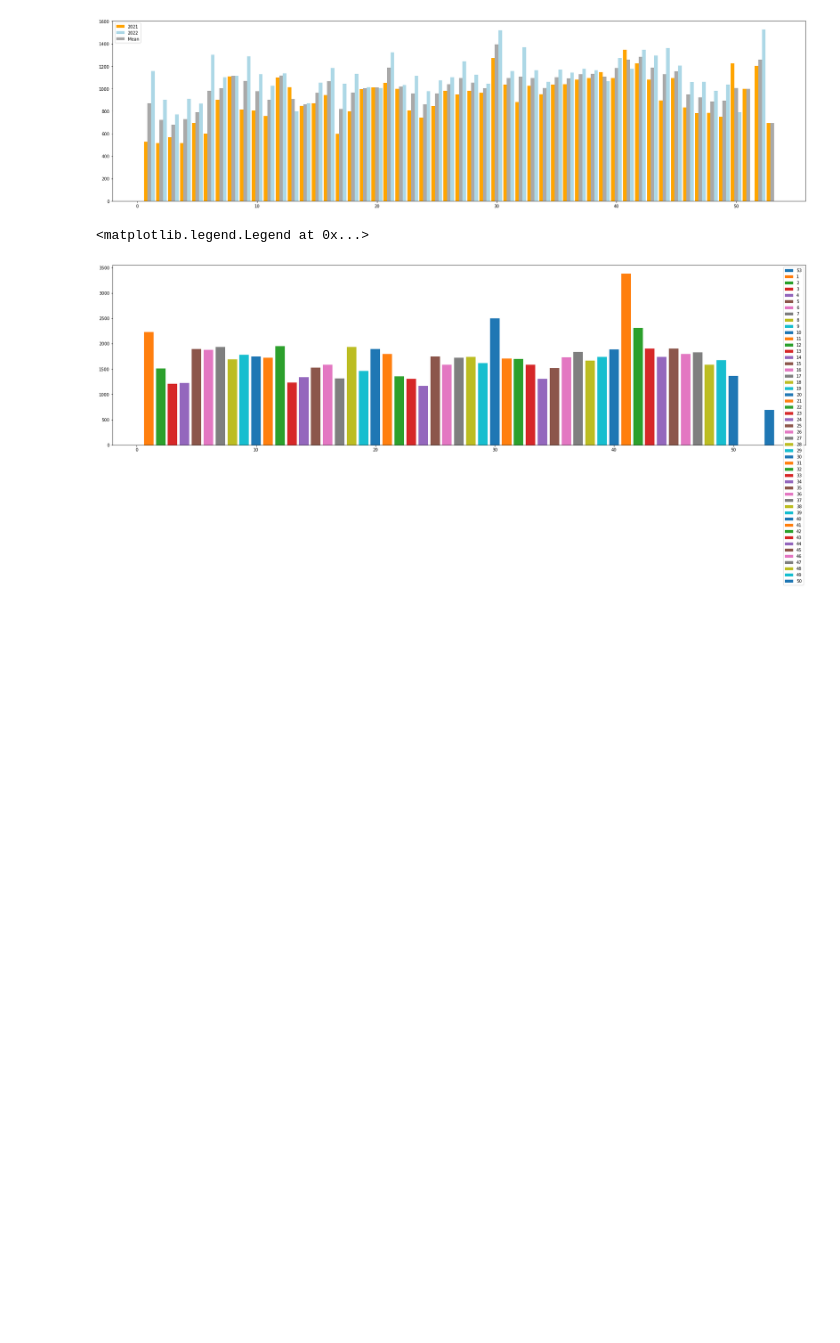
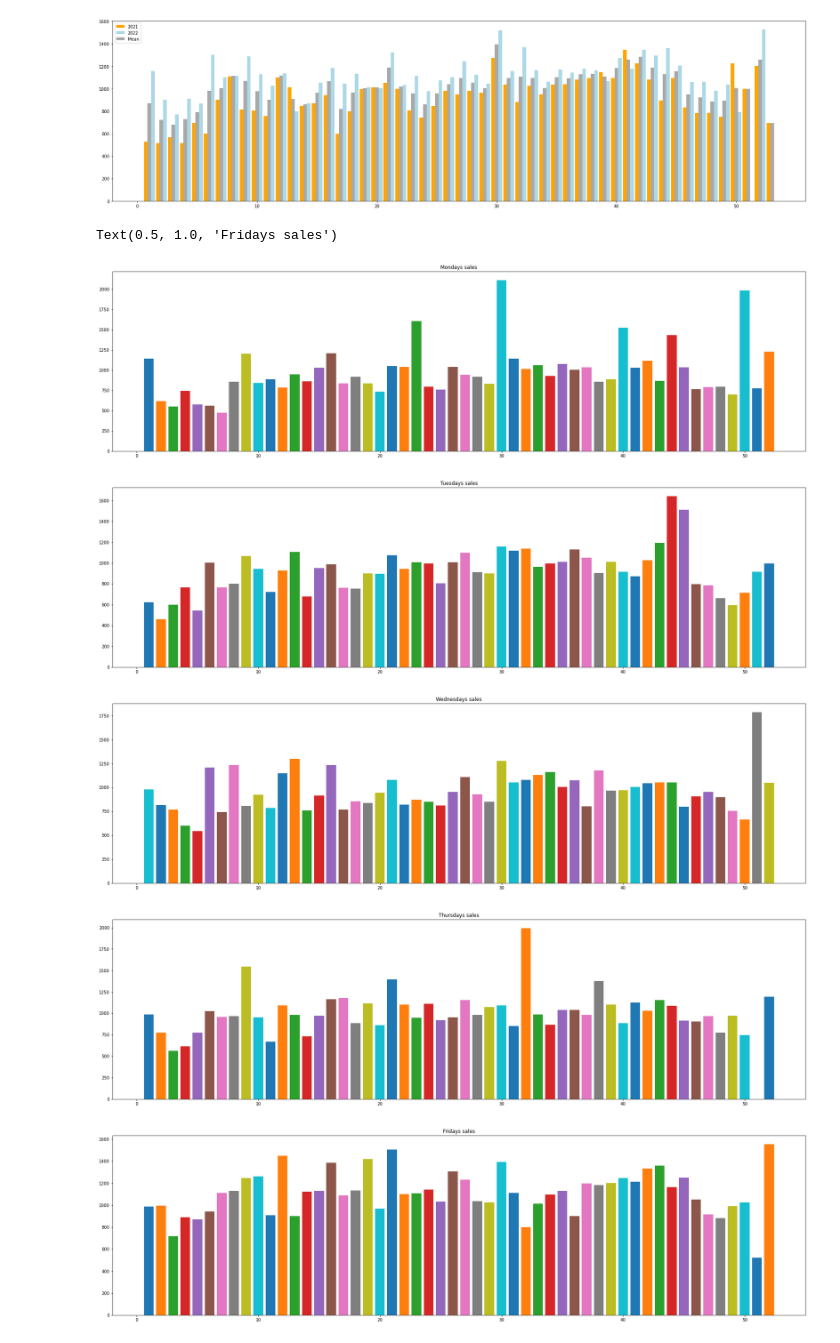
Before and after one commit to magicmagnus/CoffeeClimateCorrelation, a Jupyter notebook: load_datafiles.ipynb, the cells around one changed output. Saved outputs shown, nothing was run; the diff lists cells and outputs as text; code cells hidden in the pictures; blank space fills up the shorter version.

```diff
--- a/load_datafiles.ipynb
+++ b/load_datafiles.ipynb
@@ -131,14 +111,3 @@ NameError: name 'data_date' is not defined
-# %%
-for month in months :
-    data_dir = os.path.join('raw_data', month)
-    data_names = os.listdir(data_dir)
-    for day_file in data_names:
-        data = pd.read_csv(add_delimiters(os.path.join(data_dir, day_file), delimiter=';'), sep=';', encoding="utf-8")
-        data_date = data["Unnamed: 1"][1]
-        data_date = pd.to_datetime(data_date, format='%d.%m.%Y').strftime('%Y-%m-%d')
-        for category in main_categories :
-            df.loc[df['date'] == data_date, category + "_sales"] = data[data[category_index] == category][total_sales_index].values[0]
-            df.loc[df['date'] == data_date, category + "_count"] = data[data[category_index] == category][total_count_index].values[0]
 # %%
 # load the data for each day and add it to the df
 # for the main categories
@@ -239,12 +211,40 @@ plt.show()
 # plot a line graph where on the x axis are the weeks of the year and on the y axis the sales, averaged over all years
 # %% [output]
 [figure]
-# %%
-# plot the sales for each saturday in the year
-fig, ax = plt.subplots(figsize=(30, 8))
-for week in df[df["day_of_week"] == "Saturday"]["week_of_year"].unique():
-    ax.bar(week, df[(df["week_of_year"] == week) & (df["day_of_week"] == "Saturday")]["Getränke_sales"].astype("float"), label=week)
-ax.legend()
-# %% [output]
-<matplotlib.legend.Legend at 0x...>
-[figure, removed]
+# %%
+# plot the sales for each monday in the year
+fig, ax = plt.subplots(figsize=(30, 8))
+for week in df[df["day_of_week"] == "Monday"]["week_of_year"].unique():
+    ax.bar(week, df[(df["week_of_year"] == week) & (df["day_of_week"] == "Monday")]["Getränke_sales"].astype("float"), label=week)
+plt.title("Mondays sales")
+
+# plot the sales for each tuesday in the year
+fig, ax = plt.subplots(figsize=(30, 8))
+for week in df[df["day_of_week"] == "Tuesday"]["week_of_year"].unique():
+    ax.bar(week, df[(df["week_of_year"] == week) & (df["day_of_week"] == "Tuesday")]["Getränke_sales"].astype("float"), label=week)
+plt.title("Tuesdays sales")
+
+# plot the sales for each wednesday in the year
+fig, ax = plt.subplots(figsize=(30, 8))
+for week in df[df["day_of_week"] == "Wednesday"]["week_of_year"].unique():
+    ax.bar(week, df[(df["week_of_year"] == week) & (df["day_of_week"] == "Wednesday")]["Getränke_sales"].astype("float"), label=week)
+plt.title("Wednesdays sales")
+
+# plot the sales for each thursday in the year
+fig, ax = plt.subplots(figsize=(30, 8))
+for week in df[df["day_of_week"] == "Thursday"]["week_of_year"].unique():
+    ax.bar(week, df[(df["week_of_year"] == week) & (df["day_of_week"] == "Thursday")]["Getränke_sales"].astype("float"), label=week)
+plt.title("Thursdays sales")
+
+# plot the sales for each friday in the year
+fig, ax = plt.subplots(figsize=(30, 8))
+for week in df[df["day_of_week"] == "Friday"]["week_of_year"].unique():
+    ax.bar(week, df[(df["week_of_year"] == week) & (df["day_of_week"] == "Friday")]["Getränke_sales"].astype("float"), label=week)
+plt.title("Fridays sales")
+# %% [output]
+Text(0.5, 1.0, 'Fridays sales')
+[figure, added]
+[figure, added]
+[figure, added]
+[figure, added]
+[figure, added]
```
Also changed, not shown: parts of 6 cells of this notebook, 21 other files.
